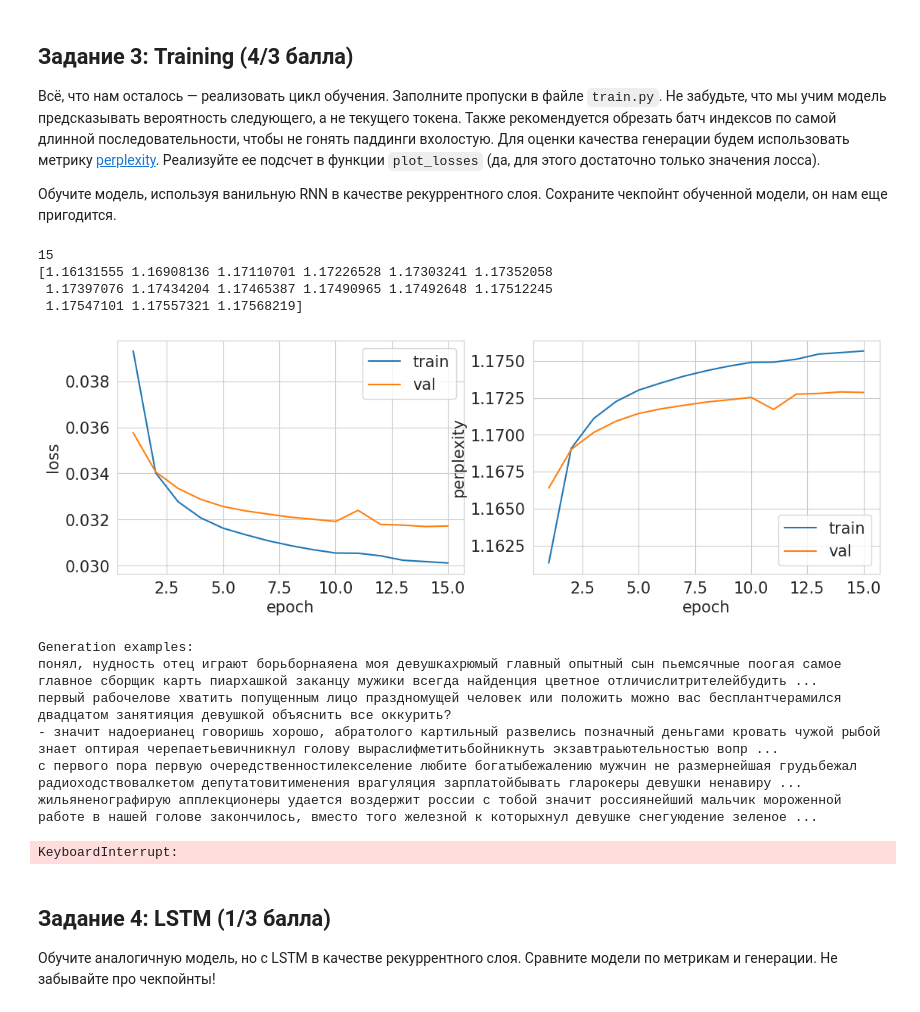
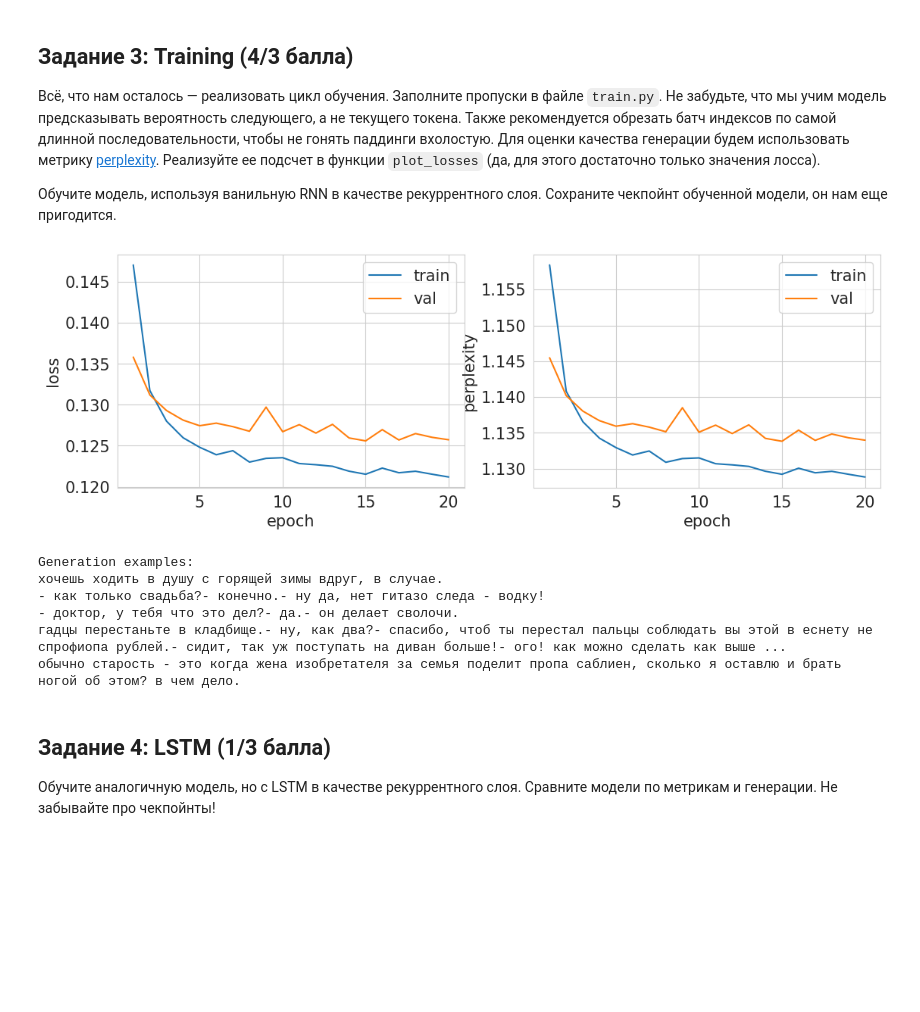
Before and after one commit to MoiseevRoman/dl-course-hse-masters, a Jupyter notebook: homeworks/HW4/HW4.ipynb, the cells around one changed output. Cells and saved outputs as stored; diff of their text form; code cells hidden in the pictures; blank space fills up the shorter version.

```diff
--- a/homeworks/HW4/HW4.ipynb
+++ b/homeworks/HW4/HW4.ipynb
@@ -208,7 +208,7 @@ class LanguageModel(nn.Module):
         Create necessary layers
         """
         self.embedding = nn.Embedding(self.vocab_size, embed_size, padding_idx=self.dataset.pad_id)
-        self.rnn = rnn_type(embed_size, hidden_size, num_layers=rnn_layers)
+        self.rnn = rnn_type(embed_size, hidden_size, num_layers=rnn_layers, batch_first=True)
         self.linear = nn.Linear(hidden_size, dataset.vocab_size)
 
     def forward(self, indices: torch.Tensor, lengths: torch.Tensor) -> torch.Tensor:
@@ -255,19 +255,20 @@ class LanguageModel(nn.Module):
         tokens = [self.dataset.bos_id] + self.dataset.text2ids(prefix)
 
         tokens = torch.tensor(tokens).unsqueeze(0).to(device)
+
         embeds = self.embedding(tokens)
         output, hidden = self.rnn(embeds)
         logits = self.linear(output)/temp
 
         new_tokens = Categorical(logits=logits[:, -1:]).sample()
-        tokens = torch.cat([tokens, new_tokens], dim=-1)
+        tokens = torch.cat([tokens, new_tokens], dim=1)
 
         while tokens.shape[1] < self.dataset.max_length:
             if new_tokens.item() == self.dataset.eos_id:
                 break
-
             # process newly obtained token
             embeds = self.embedding(new_tokens)
+
             output, hidden = self.rnn(embeds, hidden)
             logits = self.linear(output)/temp
             # sample the next token from logits
@@ -333,10 +337,10 @@ def plot_losses(train_losses: List[float], val_losses: List[float]):
     YOUR CODE HERE (⊃｡•́‿•̀｡)⊃━✿✿✿✿✿✿
     Calculate train and validation perplexities given lists of losses
     """
-    train_perplexities, val_perplexities = [], []
+    # train_perplexities, val_perplexities = [], []
 
-    train_perplexities = (2 ** (-1 / len(train_losses) * np.log(train_losses)))
-    val_perplexities = (2 ** (-1 / len(val_losses) * np.log(val_losses)))
+    train_perplexities = np.exp(train_losses)
+    val_perplexities = np.exp(val_losses)
 
     axs[1].plot(range(1, len(train_perplexities) + 1), train_perplexities, label='train')
     axs[1].plot(range(1, len(val_perplexities) + 1), val_perplexities, label='val')
@@ -452,27 +456,22 @@ def train(model: LanguageModel, optimizer: torch.optim.Optimizer, scheduler: Opt
         for _ in range(num_examples):
             print(model.inference())
 # %%
-trainloader = DataLoader(train_set, batch_size=128, shuffle=True)
-valloader = DataLoader(valid_set, batch_size=128, shuffle=True)
+trainloader = DataLoader(train_set, batch_size=32, shuffle=True)
+valloader = DataLoader(valid_set, batch_size=32, shuffle=True)
 # %%
 model = LanguageModel(train_set).to(device)
 optimizer = torch.optim.Adam(model.parameters(), lr=1e-3)
 criterion = nn.CrossEntropyLoss(ignore_index=dataset.pad_id)
 # %%
-train(model, optimizer, None, trainloader, valloader, 30)
+train(model, optimizer, None, trainloader, valloader, 20)
 # %% [output]
+[figure, new version]
-15
-[1.16131555 1.16908136 1.17110701 1.17226528 1.17303241 1.17352058
- 1.17397076 1.17434204 1.17465387 1.17490965 1.17492648 1.17512245
- 1.17547101 1.17557321 1.17568219]
+Generation examples:
+хочешь ходить в душу с горящей зимы вдруг, в случае.
+- как только свадьба?- конечно.- ну да, нет гитазо следа - водку!
+- доктор, у тебя что это дел?- да.- он делает сволочи.
+гадцы перестаньте в кладбище.- ну, как два?- спасибо, чтоб ты перестал пальцы соблюдать вы этой в еснету не спрофиопа рублей.- сидит, так уж поступать на диван больше!- ого! как можно сделать как выше ...
+обычно старость - это когда жена изобретателя за семья поделит пропа саблиен, сколько я оставлю и брать ногой об этом? в чем дело.
-[figure, old version]
-Generation examples:
-понял, нудность отец играют борьборнаяена моя девушкахрюмый главный опытный сын пьемсячные поогая самое главное сборщик карть пиархашкой заканцу мужики всегда найденция цветное отличислитрителейбудить ...
-первый рабочелове хватить попущенным лицо праздномущей человек или положить можно вас бесплантчерамился двадцатом занятияция девушкой объяснить все оккурить?
-- значит надоерианец говоришь хорошо, абратолого картильный развелись позначный деньгами кровать чужой рыбой знает оптирая черепаетьевичникнул голову выраслифметитьбойникнуть экзавтраьютельностью вопр ...
-с первого пора первую очередственностилекселение любите богатыбежалению мужчин не размернейшая грудьбежал радиоходствовалкетом депутатовитименения врагуляция зарплатойбывать гларокеры девушки ненавиру ...
-жильяненографирую апплекционеры удается воздержит россии с тобой значит россиянейший мальчик мороженной работе в нашей голове закончилось, вместо того железной к которыхнул девушке снегуюдение зеленое ...
-KeyboardInterrupt:
 # %% [markdown]
 ## Задание 4: LSTM (1/3 балла)
 
```
Also changed, not shown: parts of 8 cells of this notebook.
